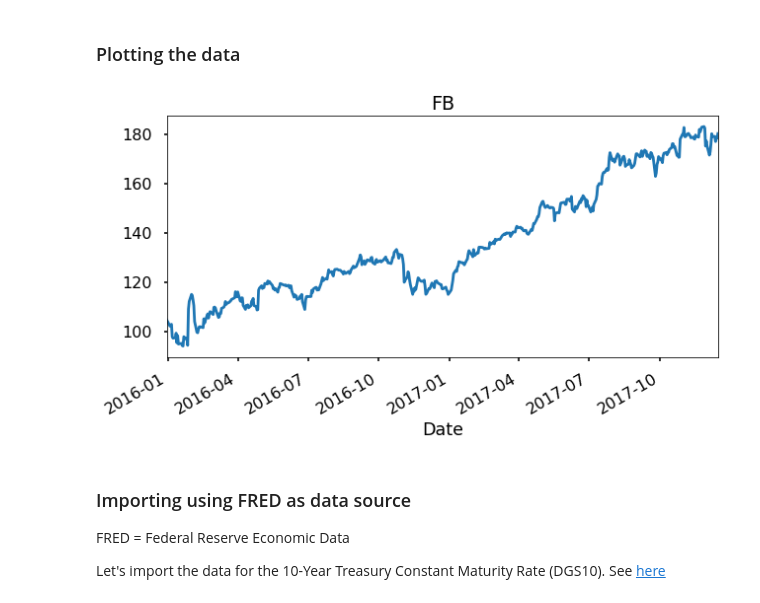
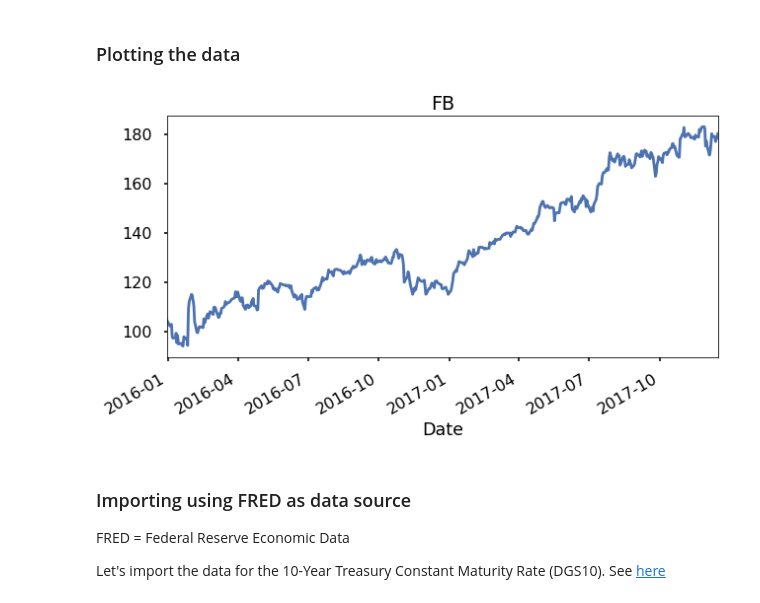
Before and after one commit to cnoza/DataAnalysis, a Jupyter notebook: _Projects/Finance/Managing Financial Data.ipynb, the cells around one changed output. Cells and saved outputs as stored; diff of their text form; code cells hidden in the pictures.

```diff
--- a/_Projects/Finance/Managing Financial Data.ipynb
+++ b/_Projects/Finance/Managing Financial Data.ipynb
@@ -175,26 +175,26 @@ memory usage: 13.8 KB
 # %%
 # Import matplotlib.pyplot
 import matplotlib.pyplot as plt
-plt.style.use('seaborn-poster')
+plt.style.use('seaborn-deep')
 
 # Set start and end dates
 start = date(2016,1,1)
 end = date.today()
 
 # Set the ticker and data_source
 ticker = 'FB'
 data_source = 'yahoo'
 
 # Import the data using DataReader
 stock_prices = DataReader(ticker, data_source, start, end)
 
 # Plot Close
 stock_prices['Close'].plot(title=ticker, figsize=(10,5))
 
 # Show the plot
 plt.show()
 # %% [output]
-[figure, old version]
+[figure, new version]
 # %% [markdown]
 ### Importing using FRED as data source
 FRED = Federal Reserve Economic Data
```
Also changed, not shown: parts of 3 cells of this notebook.
